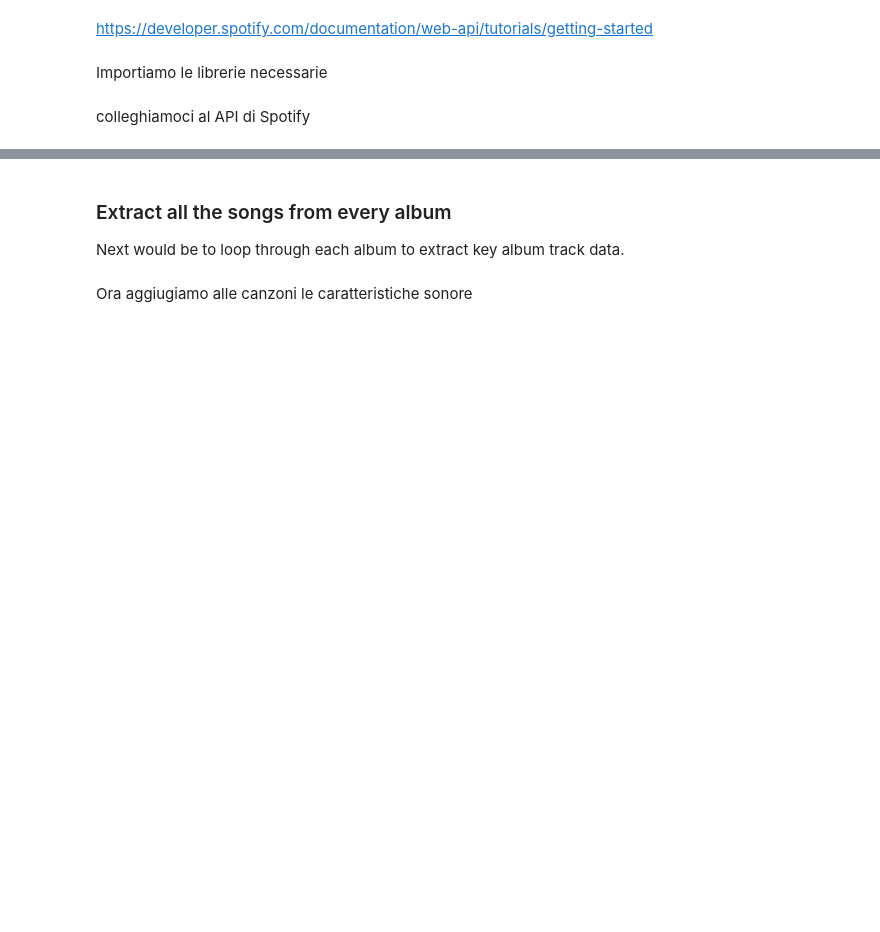
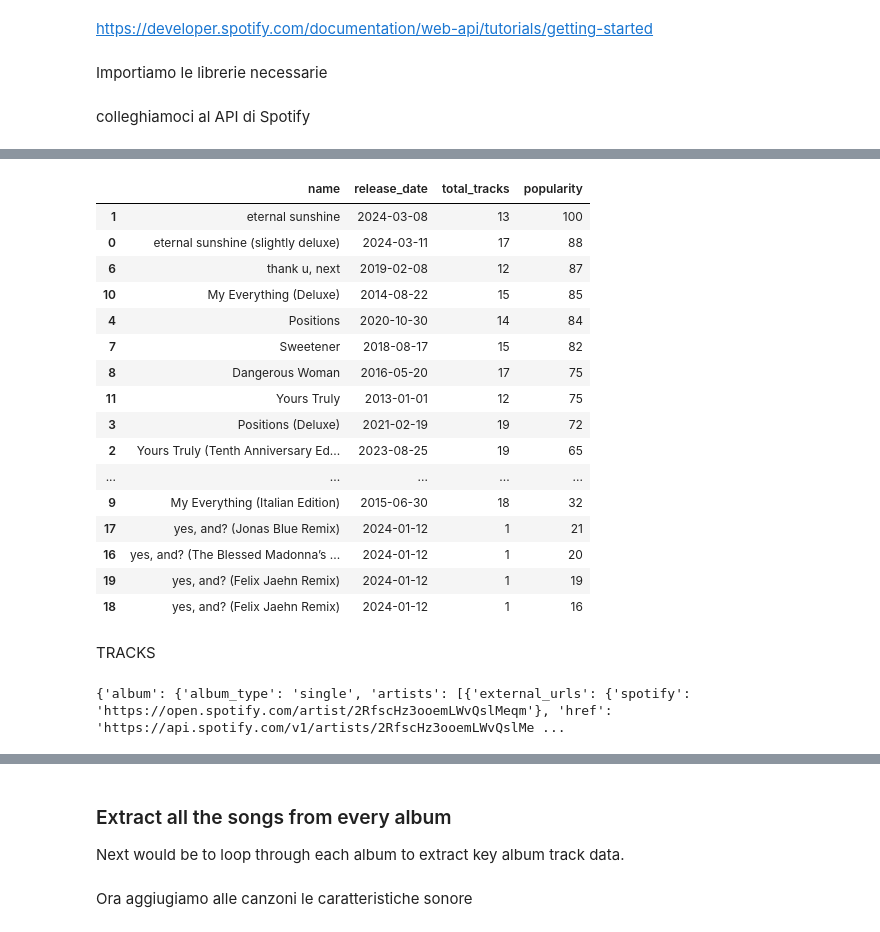
Before and after one commit to fbottarelli/ITS_course_data_integration, a Jupyter notebook: api/spotify/spotify.ipynb, the cells around one changed output, grey strips where cells are left out. Cells and saved outputs as stored; diff of their text form; code cells hidden in the pictures; blank space fills up the shorter version.

```diff
--- a/api/spotify/spotify.ipynb
+++ b/api/spotify/spotify.ipynb
@@ -67,0 +135,4 @@ df
+# %%
+album_id = "2j2pVa9Bw4UcXeWMFkq13K"
+album_info = sp.album(album_id)
+print(album_info)
@@ -67,0 +194,12 @@ df
+# %%
+artist_album_info = sp.artist_albums(artist_id)
+# %%
+artist_album_info.keys()
+artist_album_info["items"][0].keys()
+# a noi interessa gli id degli album
+artist_album_info["items"][0]["id"]
+
+album_ids = []
+for album in artist_album_info["items"]:
+    album_ids.append(album["id"])
+album_ids
@@ -67,0 +227,43 @@ df
+# %%
+# torniamo a costruirci il dataframe degli album ora
+albums_info = []
+for album_id in album_ids:
+    album_info = sp.album(album_id)
+    row = {
+        "name": album_info["name"],
+        "release_date": album_info["release_date"],
+        "total_tracks": album_info["total_tracks"],
+        "popularity": album_info["popularity"],
+    }
+    time.sleep(0.3)
+    albums_info.append(row)
+albums_df = pd.DataFrame(albums_info)
+# %%
+# ordiniamo per popolarità
+albums_df.sort_values("popularity", ascending=False)
+# %% [output]
+|  | name | release_date | total_tracks | popularity |
+| 1 | eternal sunshine | 2024-03-08 | 13 | 100 |
+| 0 | eternal sunshine (slightly deluxe) | 2024-03-11 | 17 | 88 |
+| 6 | thank u, next | 2019-02-08 | 12 | 87 |
+| 10 | My Everything (Deluxe) | 2014-08-22 | 15 | 85 |
+| 4 | Positions | 2020-10-30 | 14 | 84 |
+| 7 | Sweetener | 2018-08-17 | 15 | 82 |
+| 8 | Dangerous Woman | 2016-05-20 | 17 | 75 |
+| 11 | Yours Truly | 2013-01-01 | 12 | 75 |
+| 3 | Positions (Deluxe) | 2021-02-19 | 19 | 72 |
+| 2 | Yours Truly (Tenth Anniversary Ed... | 2023-08-25 | 19 | 65 |
+| ... | ... | ... | ... | ... |
+| 9 | My Everything (Italian Edition) | 2015-06-30 | 18 | 32 |
+| 17 | yes, and? (Jonas Blue Remix) | 2024-01-12 | 1 | 21 |
+| 16 | yes, and? (The Blessed Madonna’s ... | 2024-01-12 | 1 | 20 |
+| 19 | yes, and? (Felix Jaehn Remix) | 2024-01-12 | 1 | 19 |
+| 18 | yes, and? (Felix Jaehn Remix) | 2024-01-12 | 1 | 16 |
+# %% [markdown]
+TRACKS
+# %%
+track_id = "2nUhKiUfVdLcGmcdYHdjBw"
+track_info = sp.track(track_id)
+print(track_info)
+# %% [output]
+{'album': {'album_type': 'single', 'artists': [{'external_urls': {'spotify': 'https://open.spotify.com/artist/2RfscHz3ooemLWvQslMeqm'}, 'href': 'https://api.spotify.com/v1/artists/2RfscHz3ooemLWvQslMe ...
```
Also changed, not shown: parts of 33 cells of this notebook, 22 other files.
